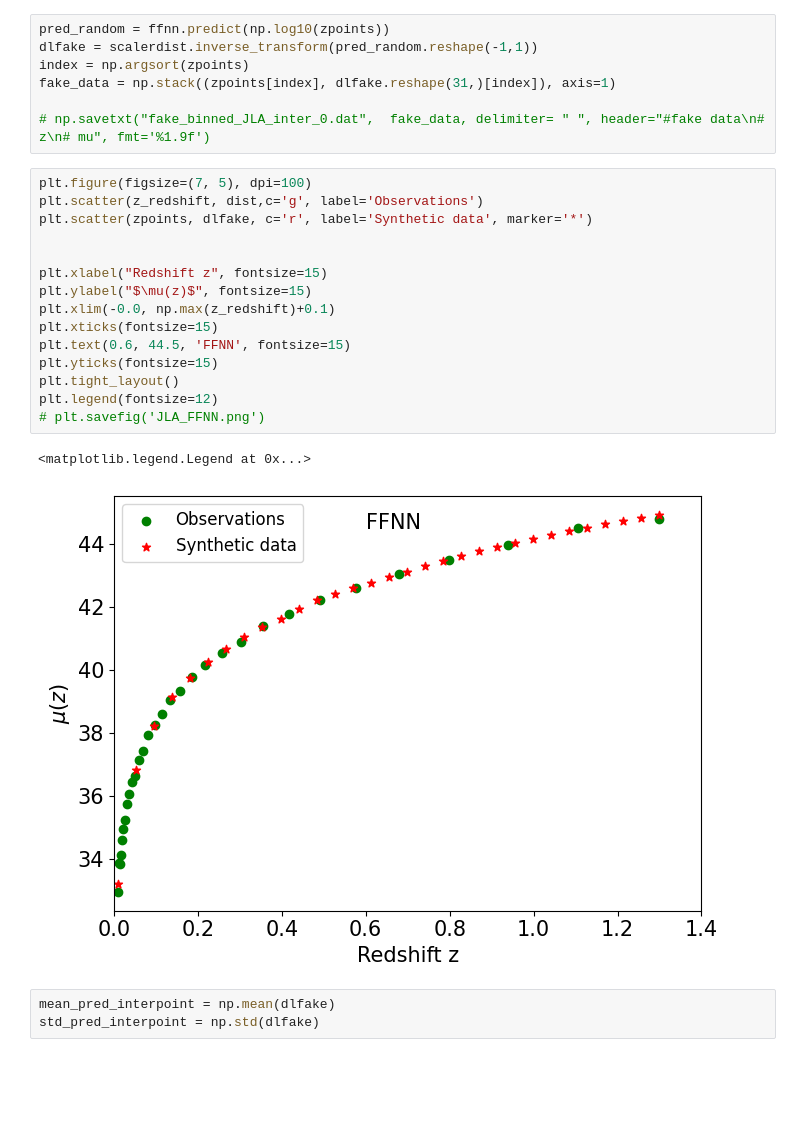
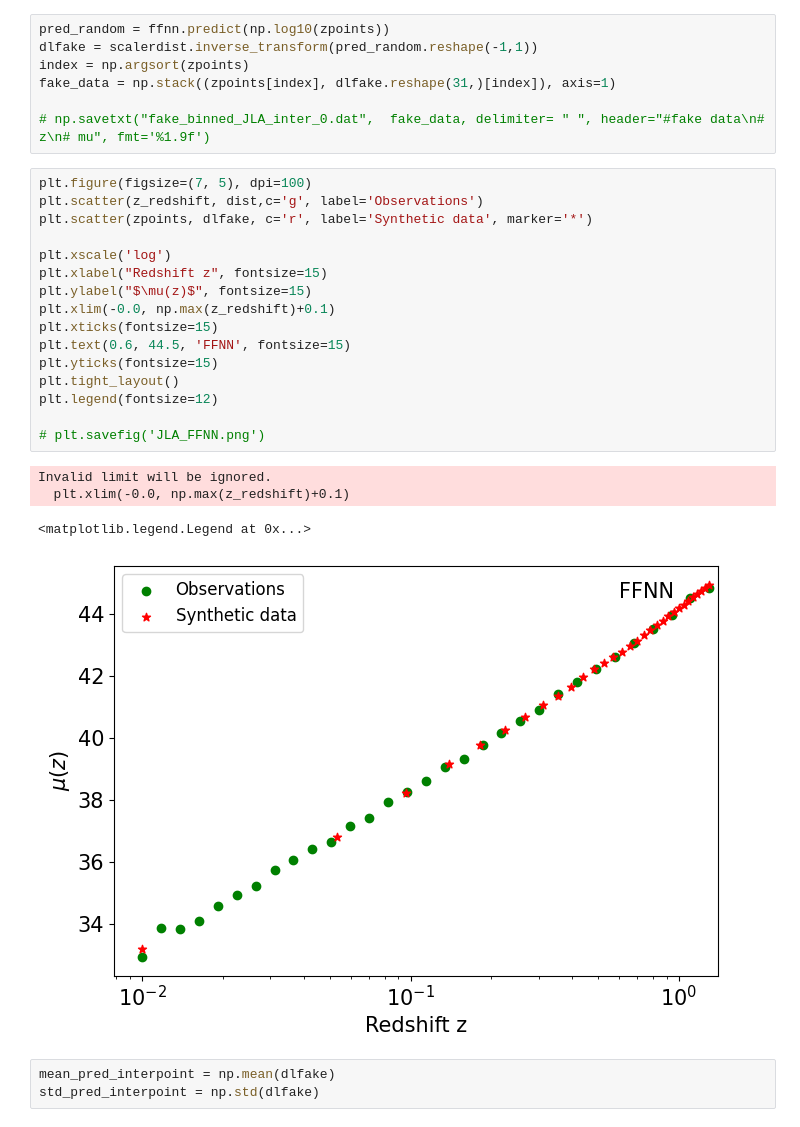
Before and after one commit to igomezv/neuralCosmoReconstruction, a Jupyter notebook: notebooks/loadANNjla.ipynb, the cells around one changed output. Saved outputs shown, nothing was run; the diff lists cells and outputs as text; blank space fills up the shorter version.

```diff
--- a/notebooks/loadANNjla.ipynb
+++ b/notebooks/loadANNjla.ipynb
@@ -79,21 +79,24 @@ fake_data = np.stack((zpoints[index], dlfake.reshape(31,)[index]), axis=1)
 # %%
 plt.figure(figsize=(7, 5), dpi=100)
 plt.scatter(z_redshift, dist,c='g', label='Observations')
 plt.scatter(zpoints, dlfake, c='r', label='Synthetic data', marker='*')
 
-
+plt.xscale('log')
 plt.xlabel("Redshift z", fontsize=15)
 plt.ylabel("$\mu(z)$", fontsize=15)
 plt.xlim(-0.0, np.max(z_redshift)+0.1)
 plt.xticks(fontsize=15)
 plt.text(0.6, 44.5, 'FFNN', fontsize=15)
 plt.yticks(fontsize=15)
 plt.tight_layout()
 plt.legend(fontsize=12)
+
 # plt.savefig('JLA_FFNN.png')
 # %% [output]
-<matplotlib.legend.Legend at 0x...>
+Invalid limit will be ignored.
+  plt.xlim(-0.0, np.max(z_redshift)+0.1)
+<matplotlib.legend.Legend at 0x...>
-[figure, old version]
+[figure, new version]
 # %%
 mean_pred_interpoint = np.mean(dlfake)
 std_pred_interpoint = np.std(dlfake)
```
Also changed, not shown: parts of 1 cell of this notebook.
